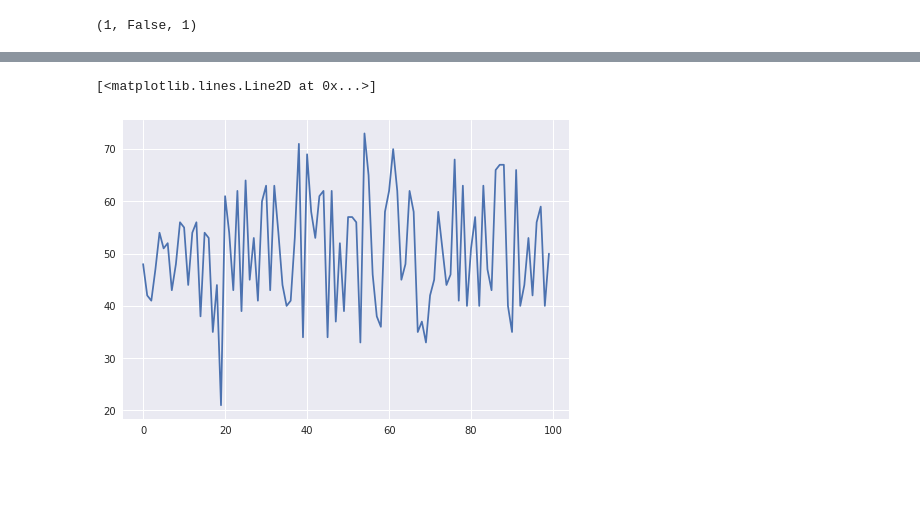
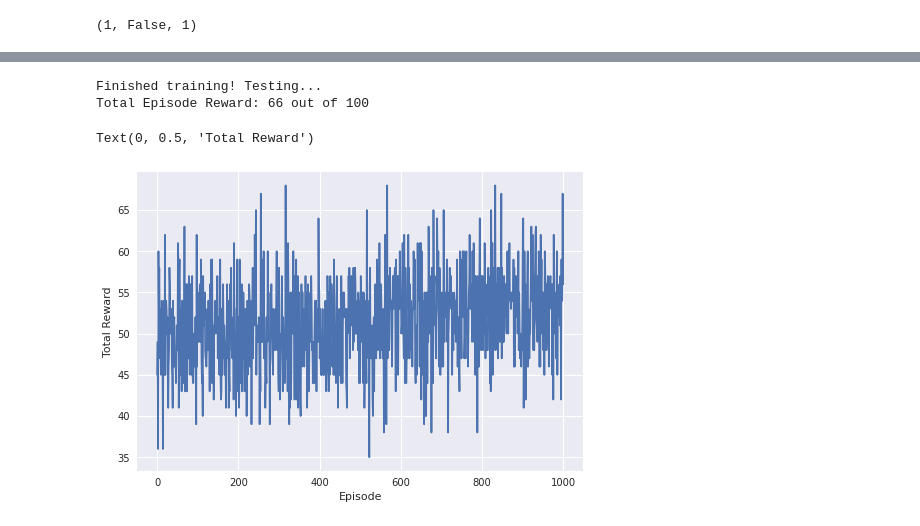
Before and after one commit to lepmik/meta-reinforcement-learning, a Jupyter notebook: a3c_meta-bandits.ipynb, the cells around one changed output, grey strips where cells are left out. Cells and saved outputs as stored; diff of their text form; code cells hidden in the pictures; blank space fills up the shorter version.

Commit message:
custom training loop

```diff
--- a/a3c_meta-bandits.ipynb
+++ b/a3c_meta-bandits.ipynb
@@ -67,7 +67,7 @@ class dependent_bandit():
         if self.difficulty == 'restless':
             self.set_restless_prob()
         self.timestep += 1
-        bandit = self.bandit[action]
+        bandit = self.bandit[int(action)]
         result = np.random.uniform()
         if result < bandit:
             #return a positive reward.
@@ -194,0 +171,16 @@ class Master:
+# %%
+env = dependent_bandit('uniform')
+model = Model(env.num_actions)
+
+action = 0
+reward, timestep = 0, 0
+# reward, done, timestep = env.step(action)
+action = tf.one_hot(action, 2)
+observation = tf.concat([
+        [[reward],[reward]],
+        [action, action],
+        [[timestep], [timestep]]], 1)
+observation = tf.expand_dims(observation, [1])
+# print(observation)
+action, value = model.predict_action_value(observation)
+print(action, value, observation.shape)
@@ -273,7 +354,8 @@ class Agent(threading.Thread):
 # logging.getLogger().setLevel(logging.DEBUG)
 logging.getLogger().setLevel(logging.WARNING)
 
-master = Master(Model, 'easy', 2, 100)
+master = Master(Model, 'easy', 20, 1000)
 
-master.test()
+_, rewards, _, _ = master.run_episode()
+print(sum(rewards))
 # %% [output]
@@ -301,15 +365,15 @@ Traceback (most recent call last):
-# %%
-plt.plot(master.agents[0].ep_rewards)
-# %% [output]
-[<matplotlib.lines.Line2D at 0x...>]
-[figure, removed]
 # %%
-agent_rewards_history = rewards_history[0]
+agent_rewards_history = master.agents[0].training_history
 print("Finished training! Testing...")
-print("Total Episode Reward: %d out of 100" % master.test())
+_, rewards, _, _ = master.run_episode()
+print("Total Episode Reward: %d out of 100" % sum(rewards))
 
 plt.style.use('seaborn')
-# plt.plot(np.arange(0, len(rewards_history), 5), rewards_history[::5])
 plt.plot(np.arange(len(agent_rewards_history)), agent_rewards_history)
 plt.xlabel('Episode')
 plt.ylabel('Total Reward')
+# %% [output]
+Finished training! Testing...
+Total Episode Reward: 66 out of 100
+Text(0, 0.5, 'Total Reward')
+[figure, added]
```
Also changed, not shown: parts of 12 cells of this notebook.
